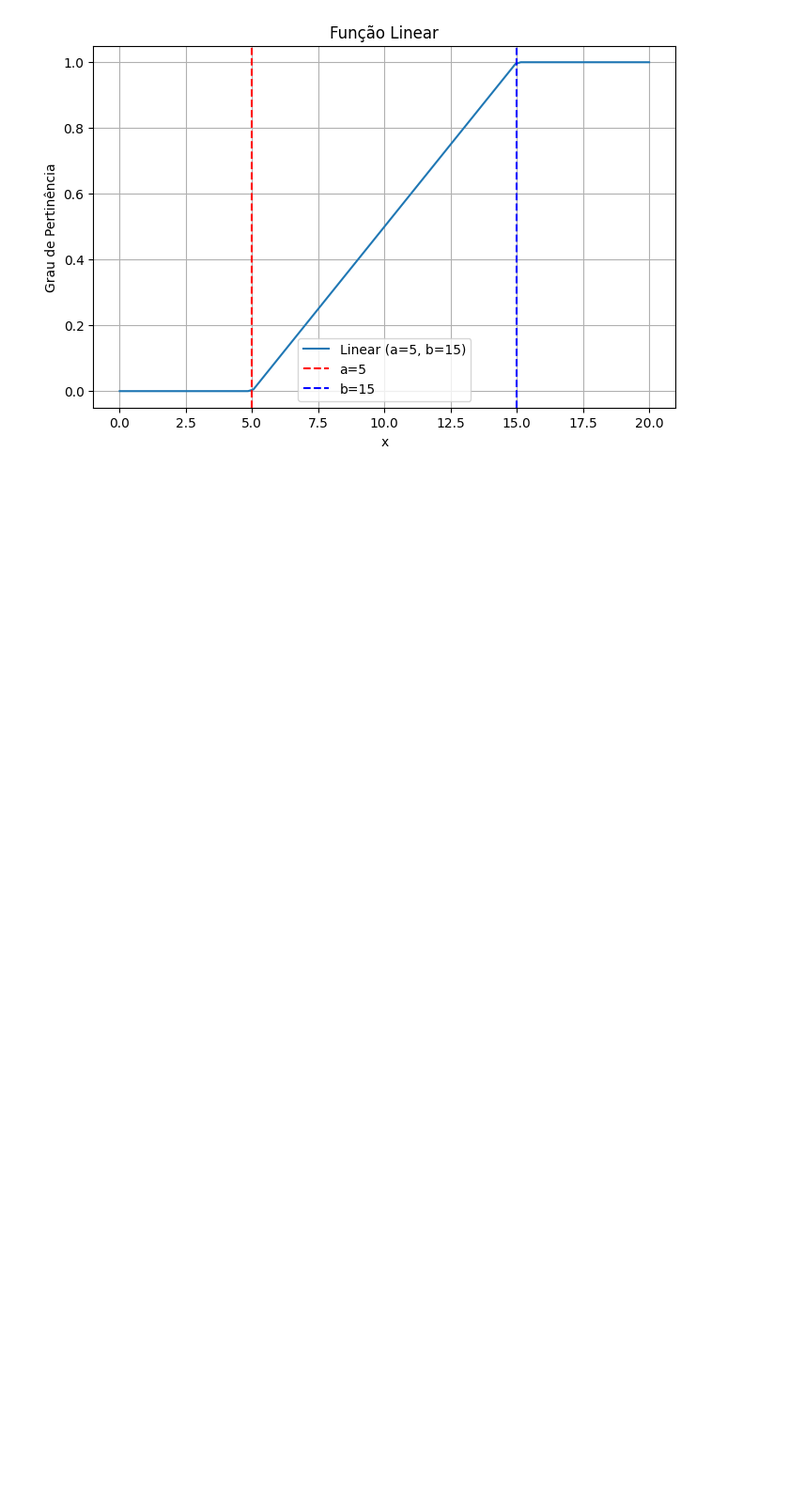
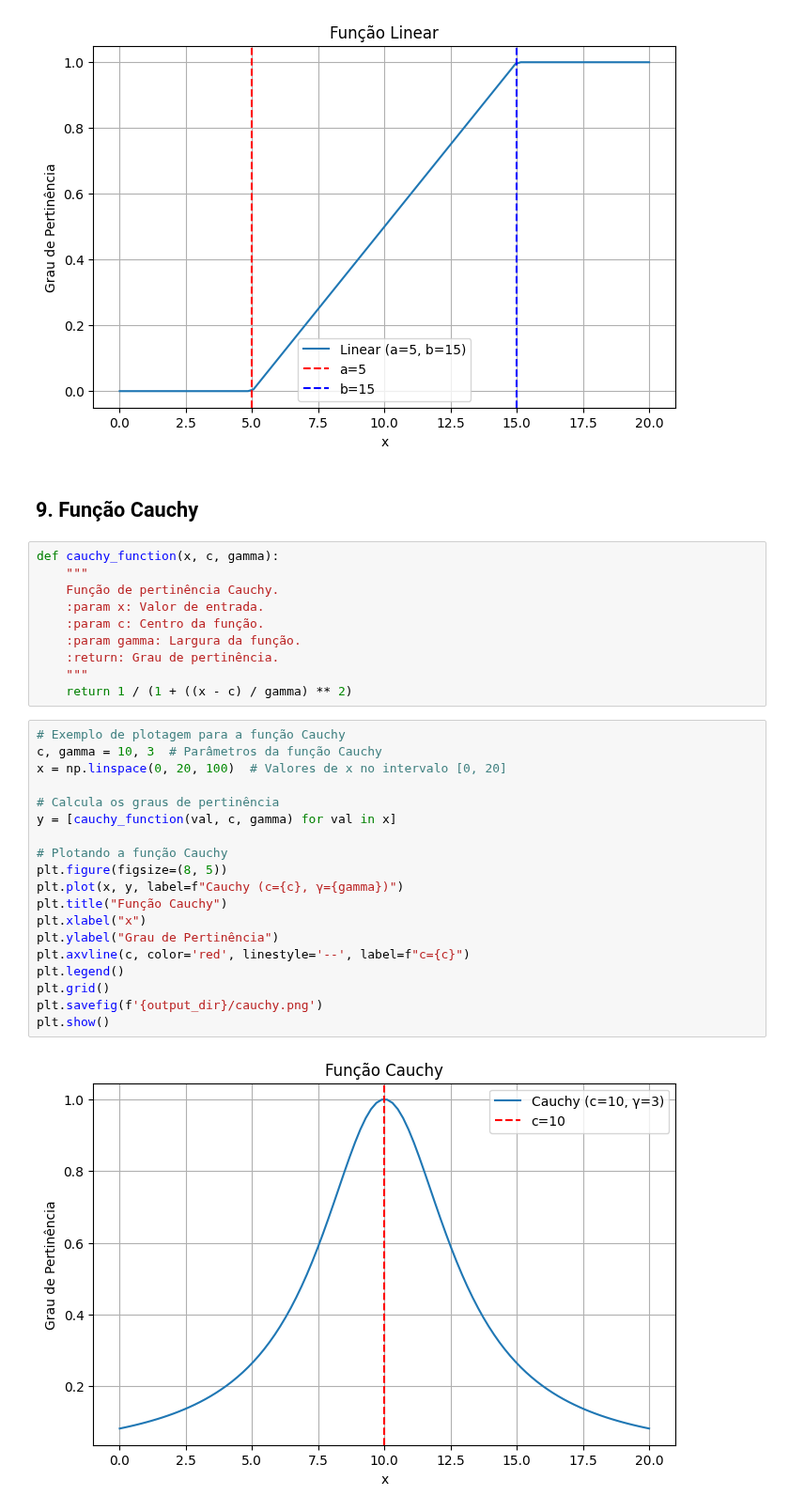
Before and after one commit to LeonardoVieiraGuimaraes/InteligenciaComputacional, a Jupyter notebook: pertinecia/pertinencia.ipynb, the cells around one changed output. Shown at 94% size. Cells and saved outputs as stored; diff of their text form; blank space fills up the shorter version.

```diff
--- a/pertinecia/pertinencia.ipynb
+++ b/pertinecia/pertinencia.ipynb
@@ -331,3 +329,36 @@ plt.savefig(f'{output_dir}/linear.png')
 plt.show()
 # %% [output]
 [figure]
+# %% [markdown]
+## 9. Função Cauchy
+# %%
+def cauchy_function(x, c, gamma):
+    """
+    Função de pertinência Cauchy.
+    :param x: Valor de entrada.
+    :param c: Centro da função.
+    :param gamma: Largura da função.
+    :return: Grau de pertinência.
+    """
+    return 1 / (1 + ((x - c) / gamma) ** 2)
+# %%
+# Exemplo de plotagem para a função Cauchy
+c, gamma = 10, 3  # Parâmetros da função Cauchy
+x = np.linspace(0, 20, 100)  # Valores de x no intervalo [0, 20]
+
+# Calcula os graus de pertinência
+y = [cauchy_function(val, c, gamma) for val in x]
+
+# Plotando a função Cauchy
+plt.figure(figsize=(8, 5))
+plt.plot(x, y, label=f"Cauchy (c={c}, γ={gamma})")
+plt.title("Função Cauchy")
+plt.xlabel("x")
+plt.ylabel("Grau de Pertinência")
+plt.axvline(c, color='red', linestyle='--', label=f"c={c}")
+plt.legend()
+plt.grid()
+plt.savefig(f'{output_dir}/cauchy.png')
+plt.show()
+# %% [output]
+[figure, added]
```
Also changed, not shown: parts of 17 cells of this notebook, 3 other files.
